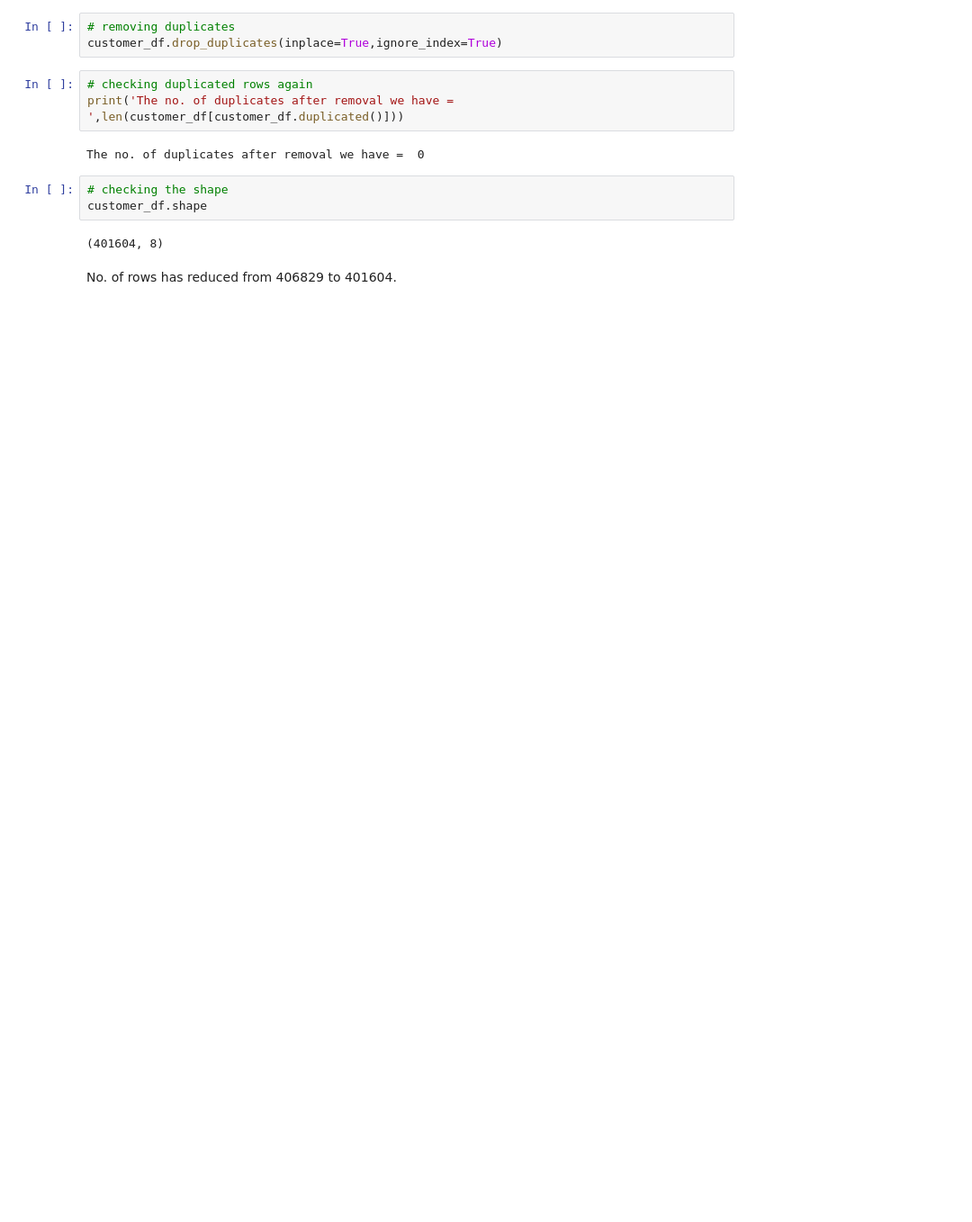
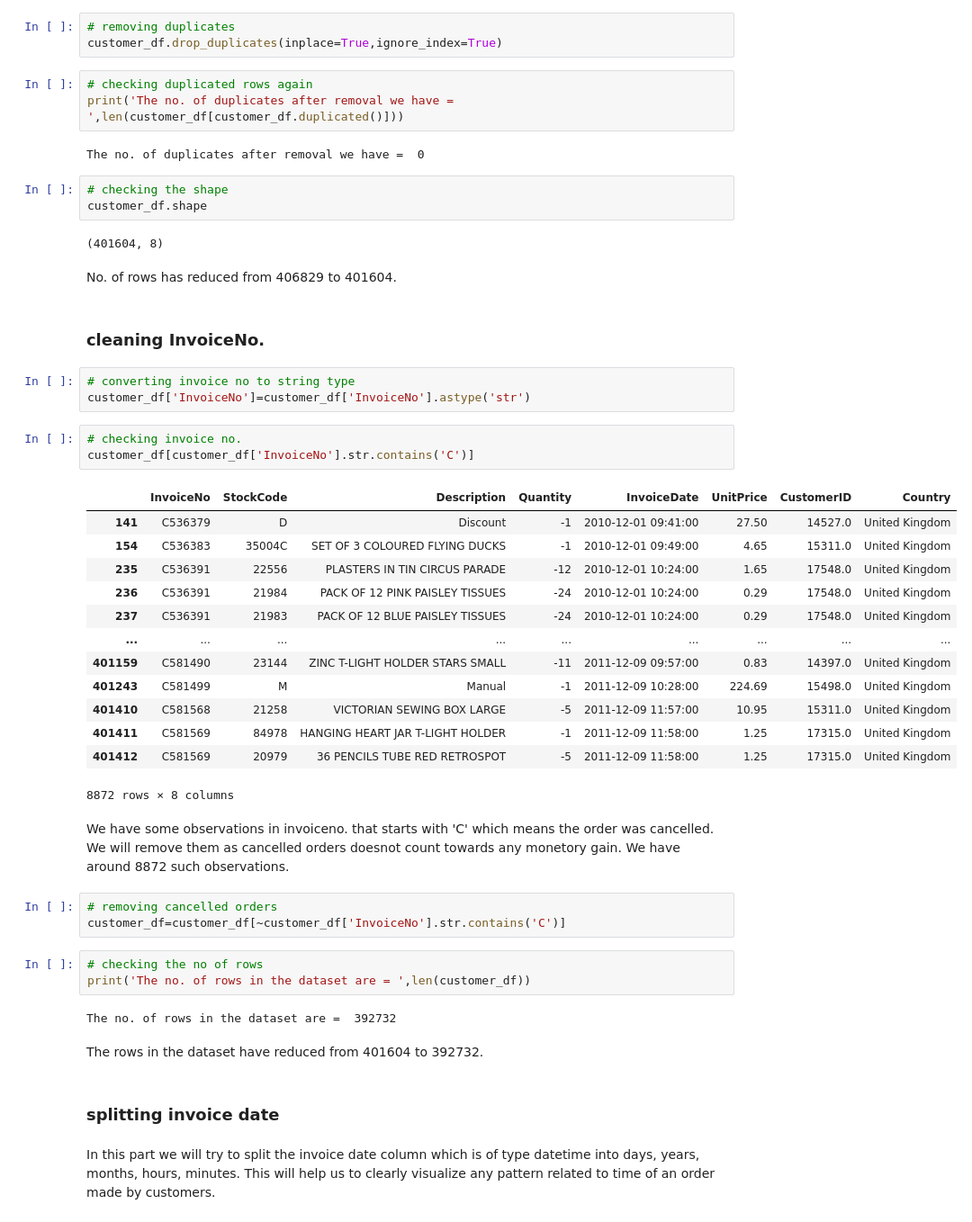
Before and after one commit to avilashsrivastava/Customer-Segmentation, a Jupyter notebook: Individual_Final_Notebook.ipynb, the cells around one changed output. Shown: that part at 90% size. Drawn from its saved outputs; the diff is of its cells as text; blank space fills up the shorter version.

```diff
--- a/Individual_Final_Notebook.ipynb
+++ b/Individual_Final_Notebook.ipynb
@@ -229,3 +229,41 @@ customer_df.shape
 (401604, 8)
 # %% [markdown]
 No. of rows has reduced from 406829 to 401604.
+# %% [markdown]
+### **cleaning InvoiceNo.**
+# %%
+# converting invoice no to string type
+customer_df['InvoiceNo']=customer_df['InvoiceNo'].astype('str')
+# %%
+# checking invoice no.
+customer_df[customer_df['InvoiceNo'].str.contains('C')]
+# %% [output]
+|  | InvoiceNo | StockCode | Description | Quantity | InvoiceDate | UnitPrice | CustomerID | Country |
+| 141 | C536379 | D | Discount | -1 | 2010-12-01 09:41:00 | 27.50 | 14527.0 | United Kingdom |
+| 154 | C536383 | 35004C | SET OF 3 COLOURED FLYING DUCKS | -1 | 2010-12-01 09:49:00 | 4.65 | 15311.0 | United Kingdom |
+| 235 | C536391 | 22556 | PLASTERS IN TIN CIRCUS PARADE | -12 | 2010-12-01 10:24:00 | 1.65 | 17548.0 | United Kingdom |
+| 236 | C536391 | 21984 | PACK OF 12 PINK PAISLEY TISSUES | -24 | 2010-12-01 10:24:00 | 0.29 | 17548.0 | United Kingdom |
+| 237 | C536391 | 21983 | PACK OF 12 BLUE PAISLEY TISSUES | -24 | 2010-12-01 10:24:00 | 0.29 | 17548.0 | United Kingdom |
+| ... | ... | ... | ... | ... | ... | ... | ... | ... |
+| 401159 | C581490 | 23144 | ZINC T-LIGHT HOLDER STARS SMALL | -11 | 2011-12-09 09:57:00 | 0.83 | 14397.0 | United Kingdom |
+| 401243 | C581499 | M | Manual | -1 | 2011-12-09 10:28:00 | 224.69 | 15498.0 | United Kingdom |
+| 401410 | C581568 | 21258 | VICTORIAN SEWING BOX LARGE | -5 | 2011-12-09 11:57:00 | 10.95 | 15311.0 | United Kingdom |
+| 401411 | C581569 | 84978 | HANGING HEART JAR T-LIGHT HOLDER | -1 | 2011-12-09 11:58:00 | 1.25 | 17315.0 | United Kingdom |
+| 401412 | C581569 | 20979 | 36 PENCILS TUBE RED RETROSPOT | -5 | 2011-12-09 11:58:00 | 1.25 | 17315.0 | United Kingdom |
+8872 rows × 8 columns
+# %% [markdown]
+We have some observations in invoiceno. that starts with 'C' which means the order was cancelled. We will remove them as cancelled orders doesnot count towards any monetory gain. We have around 8872 such observations.
+# %%
+# removing cancelled orders
+customer_df=customer_df[~customer_df['InvoiceNo'].str.contains('C')]
+# %%
+# checking the no of rows
+print('The no. of rows in the dataset are = ',len(customer_df))
+# %% [output]
+The no. of rows in the dataset are =  392732
+# %% [markdown]
+The rows in the dataset have reduced from 401604 to 392732.
+# %% [markdown]
+### **splitting invoice date**
+# %% [markdown]
+In this part we will try to split the invoice date column which is of type datetime into days, years, months, hours, minutes. This will help us to clearly visualize any pattern related to time of an order made by customers.
```
Also changed, not shown: parts of 11 cells of this notebook.
